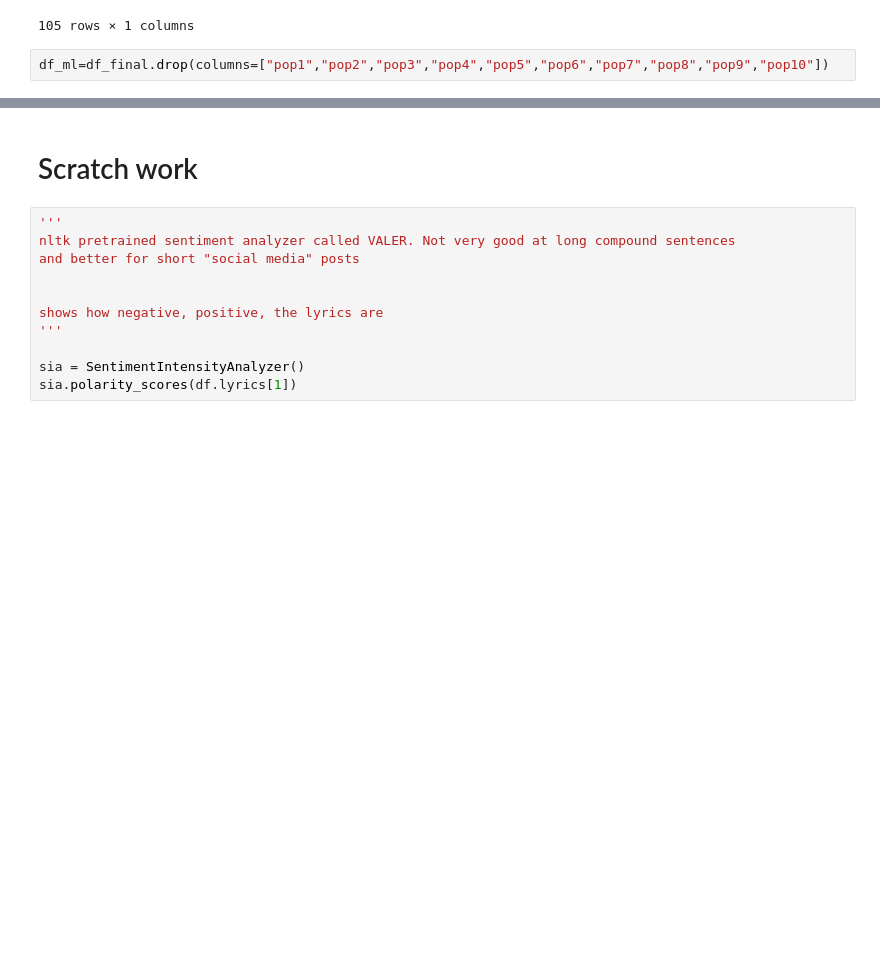
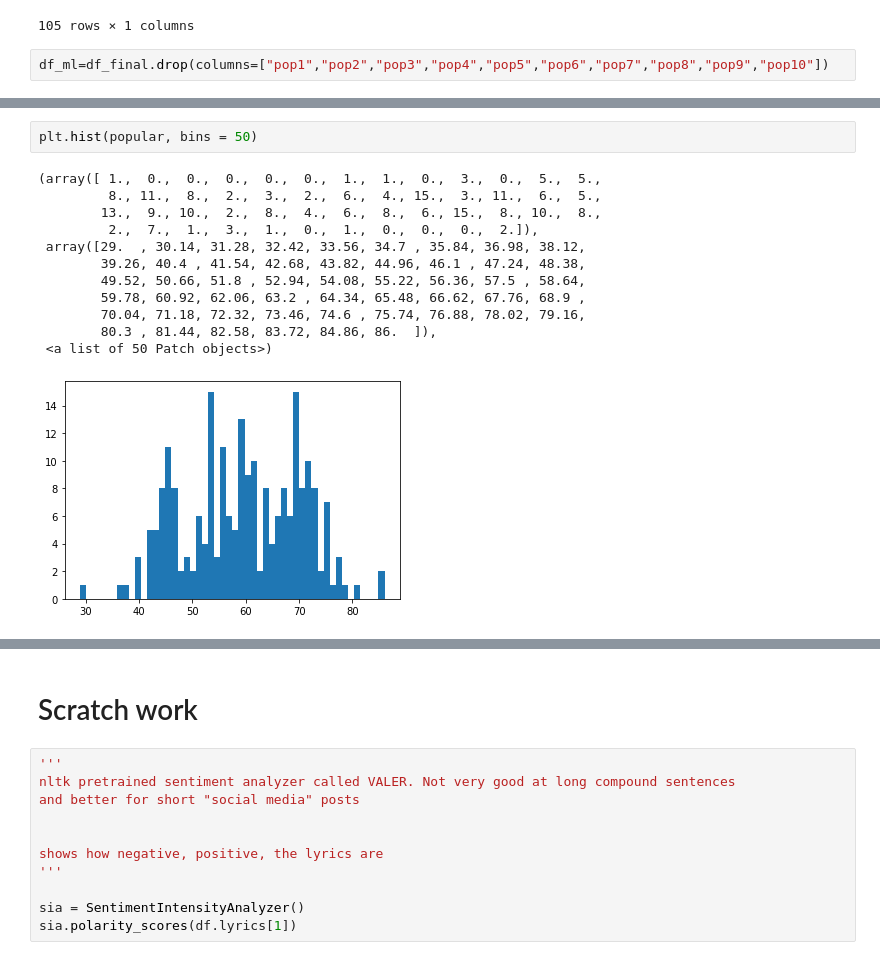
Before and after one commit to the-data-science-union/DSU-S2022-BTS, a Jupyter notebook: NLP_Song_Lyrics.ipynb, the cells around one changed output, grey strips where cells are left out. Cells and saved outputs as stored; diff of their text form; blank space fills up the shorter version.

```diff
--- a/NLP_Song_Lyrics.ipynb
+++ b/NLP_Song_Lyrics.ipynb
@@ -375,3 +404,18 @@ df_ml.head()
 | 2 | Dynamite (DayTime Version) | 2020-08-28 | Dynamite | Cause I, I, I'm in the stars toni... | BTS | 79 | 0.033 | 0.804 | ... |
 | 3 | Love Yourself: Answer | 2018-08-24 | Euphoria | you are the sunlight that rose ag... | JUNGKOOK | 78 | 0.027 | 0.745 | ... |
 | 4 | MAP OF THE SOUL: 7 | 2020-02-21 | Filter | that uninterested face of yours, ... | JIMIN | 78 | 0.025 | 0.861 | ... |
+# %%
+plt.hist(popular, bins = 50)
+# %% [output]
+(array([ 1.,  0.,  0.,  0.,  0.,  0.,  1.,  1.,  0.,  3.,  0.,  5.,  5.,
+         8., 11.,  8.,  2.,  3.,  2.,  6.,  4., 15.,  3., 11.,  6.,  5.,
+        13.,  9., 10.,  2.,  8.,  4.,  6.,  8.,  6., 15.,  8., 10.,  8.,
+         2.,  7.,  1.,  3.,  1.,  0.,  1.,  0.,  0.,  0.,  2.]),
+ array([29.  , 30.14, 31.28, 32.42, 33.56, 34.7 , 35.84, 36.98, 38.12,
+        39.26, 40.4 , 41.54, 42.68, 43.82, 44.96, 46.1 , 47.24, 48.38,
+        49.52, 50.66, 51.8 , 52.94, 54.08, 55.22, 56.36, 57.5 , 58.64,
+        59.78, 60.92, 62.06, 63.2 , 64.34, 65.48, 66.62, 67.76, 68.9 ,
+        70.04, 71.18, 72.32, 73.46, 74.6 , 75.74, 76.88, 78.02, 79.16,
+        80.3 , 81.44, 82.58, 83.72, 84.86, 86.  ]),
+ <a list of 50 Patch objects>)
+[figure, added]
```
Also changed, not shown: parts of 23 cells of this notebook.
